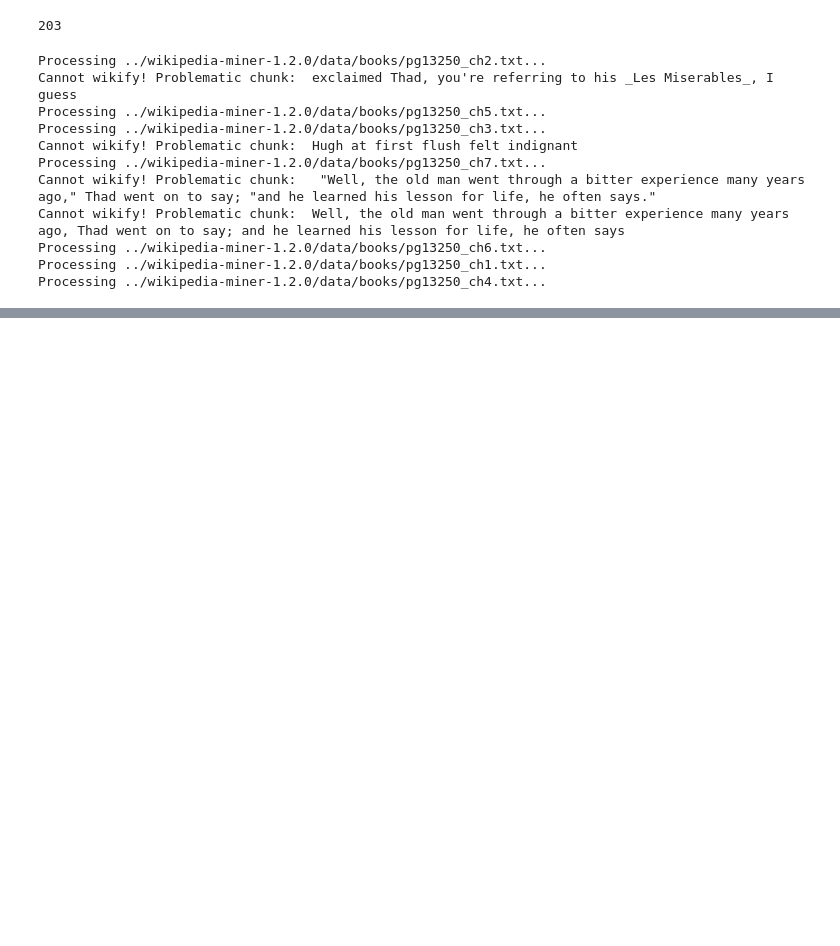
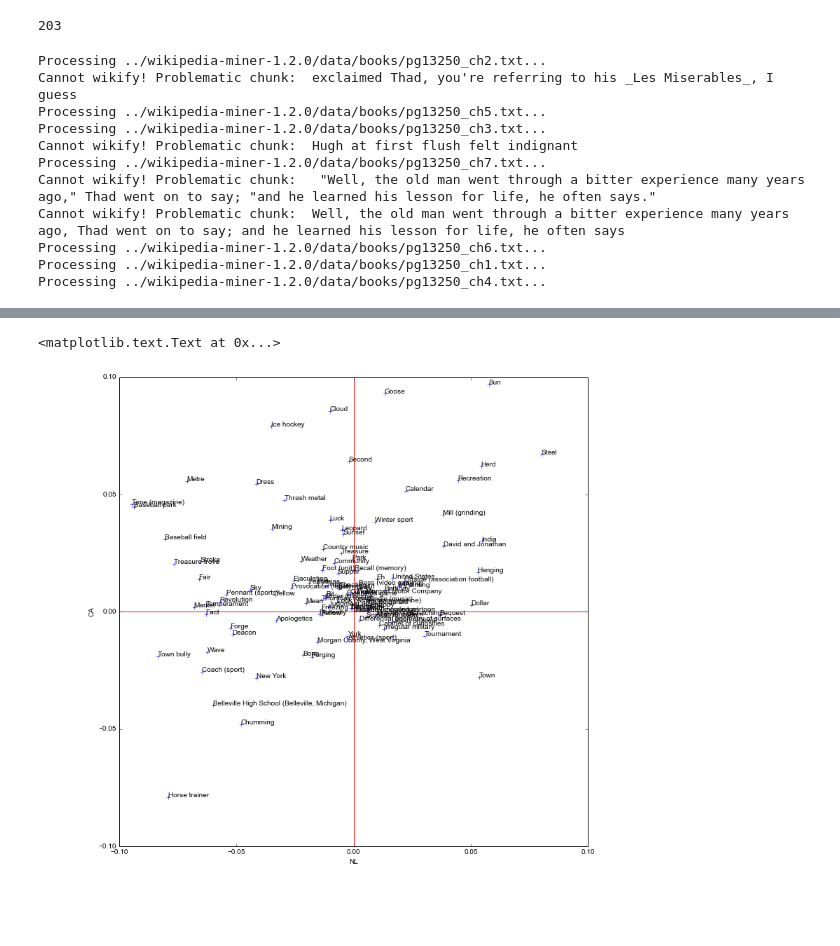
Before and after one commit to c-martinez/BeyondTheBook, a Jupyter notebook: Wikipedia miner interface.ipynb, the cells around one changed output, grey strips where cells are left out. Cells and saved outputs as stored; diff of their text form; code cells hidden in the pictures; blank space fills up the shorter version.

```diff
--- a/Wikipedia miner interface.ipynb
+++ b/Wikipedia miner interface.ipynb
@@ -212,0 +236,17 @@ data
+# %%
+def wikiCountryInterest(pageTitle):
+    ips, usrs, nrevs = wq.getContributionsForPage(wiki, pageTitle)
+    knwRevs, conf, nIP, nUsr, nBot, nUnkn = btbtools.prepareData(ips, usrs, bots)
+    expEdits = wq.getTotalContributions()
+
+    cmpEdits = btbtools.compareEdits(expEdits, knwRevs)
+
+    nl_e, nl_o, nl_m = cmpEdits['NL']
+    ca_e, ca_o, ca_m = cmpEdits['CA']
+    return (nl_o, ca_o, conf)
+# %%
+data2['TEMP'] = data2['Word'].apply(lambda x: wikiCountryInterest(x))
+data2['NLO'] = data2['TEMP'].apply(lambda x: x[0])
+data2['CAO'] = data2['TEMP'].apply(lambda x: x[1])
+data2['Conf'] = data2['TEMP'].apply(lambda x: x[2])
+del data2['TEMP']
@@ -212,0 +282,7 @@ data
+# %%
+expEdits = wq.getTotalContributions()
+NLE = expEdits['NL']
+CAE = expEdits['CA']
+
+data2['Interest-NL'] = data2.apply(lambda x: btbtools.relativeInterest(NLE, x['NLO']), axis=1)
+data2['Interest-CA'] = data2.apply(lambda x: btbtools.relativeInterest(CAE, x['CAO']), axis=1)
@@ -212,0 +303,4 @@ data
+# %%
+nItems = data2['Count'].sum()
+data2['Total-NL'] = data2.apply(lambda x: x['Probability'] * x['Count'] / nItems * x['Conf'] * x['Interest-NL'],axis=1)
+data2['Total-CA'] = data2.apply(lambda x: x['Probability'] * x['Count'] / nItems * x['Conf'] * x['Interest-CA'],axis=1)
@@ -212,0 +329,16 @@ data
+# %%
+figure(figsize=(12,12))
+plot(data2['Total-NL'], data2['Total-CA'],'+')
+
+for nl,ca,txt in zip(data2['Total-NL'], data2['Total-CA'], data2['Word']):
+    annotate(txt, (nl,ca))
+
+plot([-0.1, 0.1], [0, 0] , 'r-')
+plot([0, 0] , [-0.1, 0.1],'r-')
+
+axis([-0.1, 0.1, -0.1, 0.1 ])
+xlabel('NL')
+ylabel('CA')
+# %% [output]
+<matplotlib.text.Text at 0x...>
+[figure, added]
```
Also changed, not shown: parts of 12 cells of this notebook, 44 other files.
